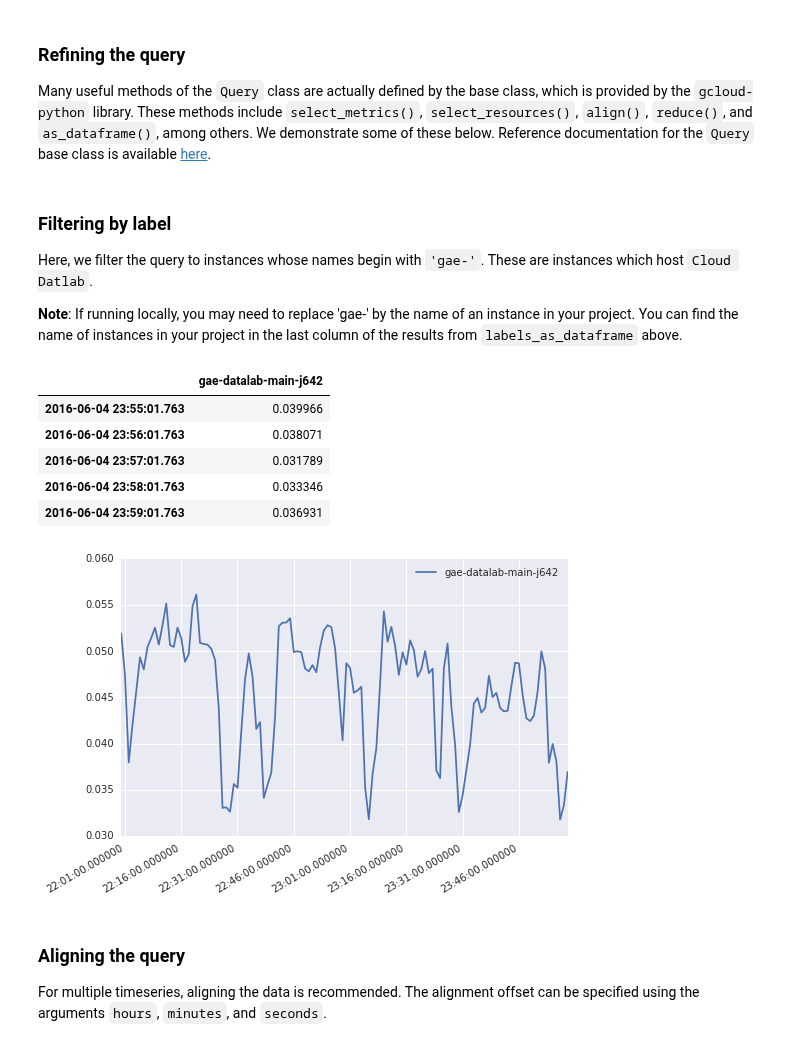
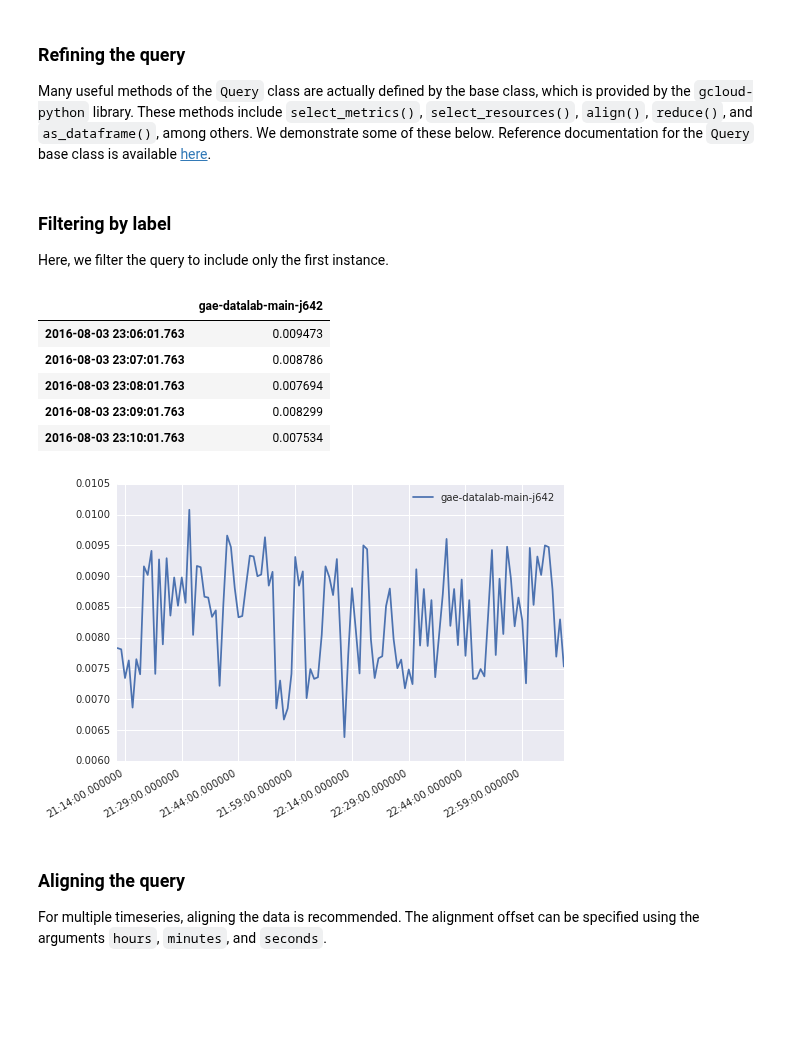
Before and after one commit to googledatalab/notebooks, a Jupyter notebook: tutorials/Monitoring/Getting started.ipynb, the cells around one changed output. Drawn from its saved outputs; the diff is of its cells as text; code cells hidden in the pictures; blank space fills up the shorter version.

```diff
--- a/tutorials/Monitoring/Getting started.ipynb
+++ b/tutorials/Monitoring/Getting started.ipynb
@@ -60,7 +71,7 @@ select_metrics(self, *args, **kwargs) unbound datalab.stackdriver.monitoring._ti
 
 During intialization, the metric type and the time interval need to be specified. For interactive use, the metric type has a default value. The simplest way to specify the time interval that ends `now` is to use the arguments `days`, `hours`, and `minutes`.
 # %%
-q = gcm.Query('compute.googleapis.com/instance/cpu/utilization', hours=2)
+query_cpu = gcm.Query('compute.googleapis.com/instance/cpu/utilization', hours=2)
 # %% [markdown]
 ### Getting the metadata
 
@@ -77,0 +81,3 @@ q.labels_as_dataframe()
+# %%
+metadata_cpu = query_cpu.labels_as_dataframe()
+metadata_cpu.head(5)
@@ -77,0 +91,8 @@ q.labels_as_dataframe()
+# %%
+import sys
+
+if metadata_cpu.empty:
+  sys.stderr.write('This project has no GCE instances. The remaining notebook will raise errors!')
+else:
+  instance_names = list(metadata_cpu['metric.labels']['instance_name'])
+  print 'First 5 instance names: %s' % (instance_names[:5],)
@@ -79,37 +102,30 @@ q.labels_as_dataframe()
 ### Refining the query
 
 Many useful methods of the `Query` class are actually defined by the base class, which is provided by the `gcloud-python` library. These methods include `select_metrics()`, `select_resources()`, `align()`, `reduce()`, and `as_dataframe()`, among others. We demonstrate some of these below. Reference documentation for the `Query` base class is available [here](http://gcloud-python.readthedocs.org/en/latest/monitoring-query.html).
-# %% [markdown]
-### Filtering by label
-
-Here, we filter the query to instances whose names begin with `'gae-'`. These are instances which host `Cloud Datlab`.
-
-**Note**: If running locally, you may need to replace 'gae-' by the name of an instance in your project.
-You can find the name of instances in your project in the last column of the results from `labels_as_dataframe` above.
+# %% [markdown]
+### Filtering by label
+
+Here, we filter the query to include only the first instance.
 # %%
-# Filter the query to instances with the specified prefix.
-q1 = q.select_metrics(instance_name_prefix='gae-')
-
-# If you know the exact name of the instance, you can also use:
-# q1 = q.select_metrics(instance_name='<INSTANCE NAME')
+query_cpu_single_instance = query_cpu.select_metrics(instance_name=instance_names[0])
 
 # Get the query results as a pandas DataFrame and look at the last 5 rows.
-df1 = q1.as_dataframe(label='instance_name')
-df1.tail(5)
+data_single_instance = query_cpu_single_instance.as_dataframe(label='instance_name')
+data_single_instance.tail(5)
 # %% [output]
 |  | gae-datalab-main-j642 |
-| 2016-06-04 23:55:01.763 | 0.039966 |
-| 2016-06-04 23:56:01.763 | 0.038071 |
-| 2016-06-04 23:57:01.763 | 0.031789 |
-| 2016-06-04 23:58:01.763 | 0.033346 |
-| 2016-06-04 23:59:01.763 | 0.036931 |
+| 2016-08-03 23:06:01.763 | 0.009473 |
+| 2016-08-03 23:07:01.763 | 0.008786 |
+| 2016-08-03 23:08:01.763 | 0.007694 |
+| 2016-08-03 23:09:01.763 | 0.008299 |
+| 2016-08-03 23:10:01.763 | 0.007534 |
 # %%
 # N.B. A useful trick is to assign the return value of plot to _
 # so that you don't get text printed before the plot itself.
 
-_ = df1.plot()
+_ = data_single_instance.plot()
 # %% [output]
-[figure, old version]
+[figure, new version]
 # %% [markdown]
 ### Aligning the query
 
```
Also changed, not shown: parts of 16 cells of this notebook.
